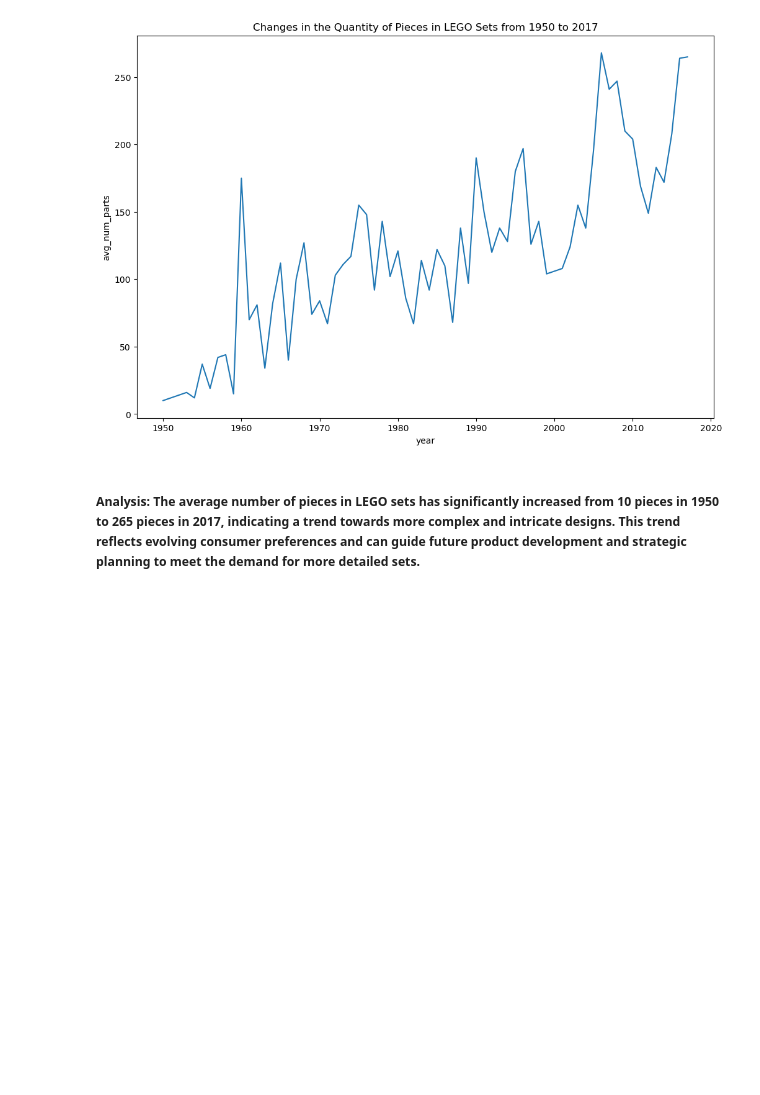
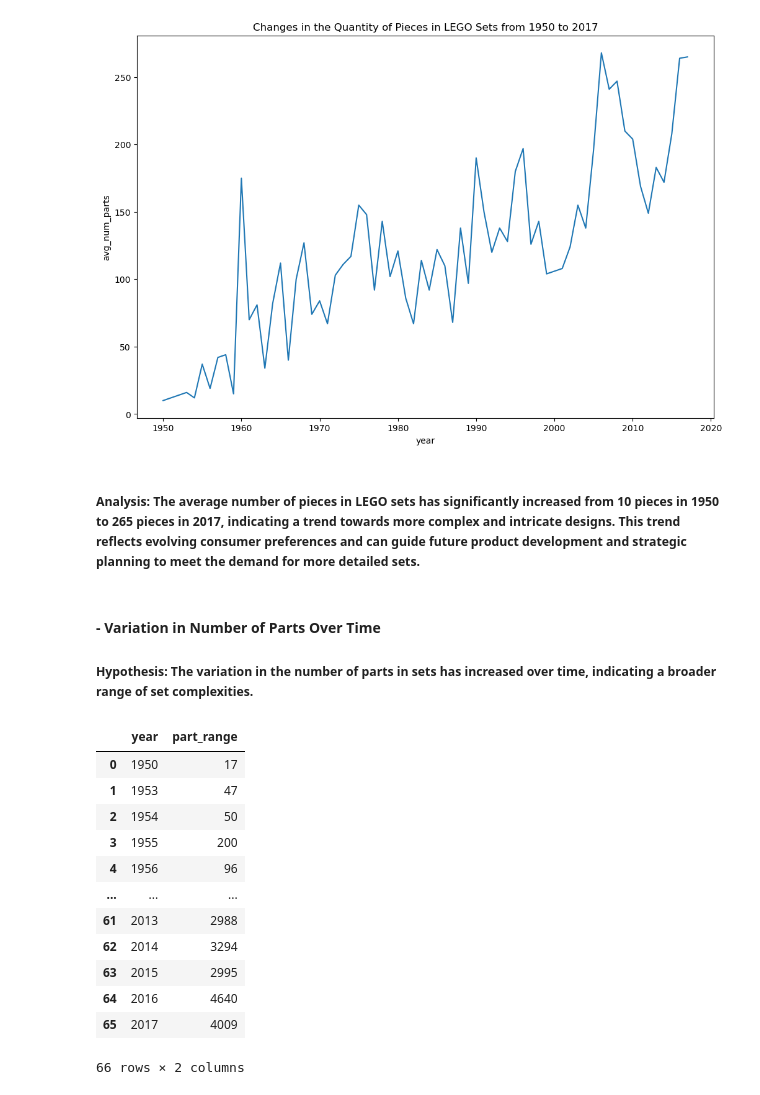
Before and after one commit to DaniCoco31/miniproject_week4, a Jupyter notebook: Notebooks/legodb_processing.ipynb, the cells around one changed output. Cells and saved outputs as stored; diff of their text form; code cells hidden in the pictures; blank space fills up the shorter version.

```diff
--- a/Notebooks/legodb_processing.ipynb
+++ b/Notebooks/legodb_processing.ipynb
@@ -209,3 +207,23 @@ visualize_changes_in_quantity_of_pieces(df_changes_in_quantity_of_pieces)
 [figure]
 # %% [markdown]
 ##### Analysis: The average number of pieces in LEGO sets has significantly increased from 10 pieces in 1950 to 265 pieces in 2017, indicating a trend towards more complex and intricate designs. This trend reflects evolving consumer preferences and can guide future product development and strategic planning to meet the demand for more detailed sets.
+# %% [markdown]
+#### - Variation in Number of Parts Over Time
+##### Hypothesis: The variation in the number of parts in sets has increased over time, indicating a broader range of set complexities.
+# %%
+df_year_variation = query_to_dataframe(connection, queries['variation_num_part_over_year'])
+df_year_variation
+# %% [output]
+|  | year | part_range |
+| 0 | 1950 | 17 |
+| 1 | 1953 | 47 |
+| 2 | 1954 | 50 |
+| 3 | 1955 | 200 |
+| 4 | 1956 | 96 |
+| ... | ... | ... |
+| 61 | 2013 | 2988 |
+| 62 | 2014 | 3294 |
+| 63 | 2015 | 2995 |
+| 64 | 2016 | 4640 |
+| 65 | 2017 | 4009 |
+66 rows × 2 columns
```
Also changed, not shown: parts of 23 cells of this notebook, 5 other files.
